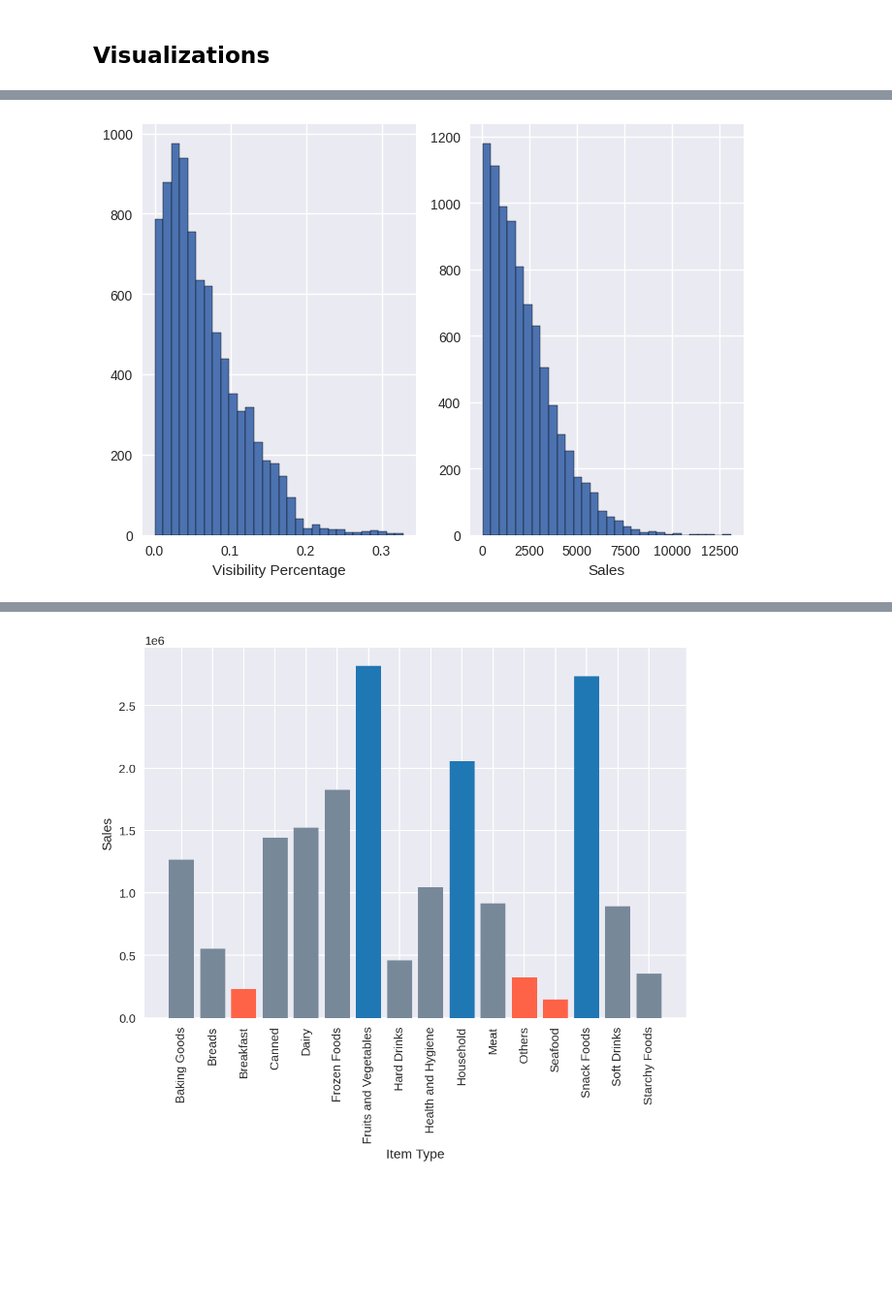
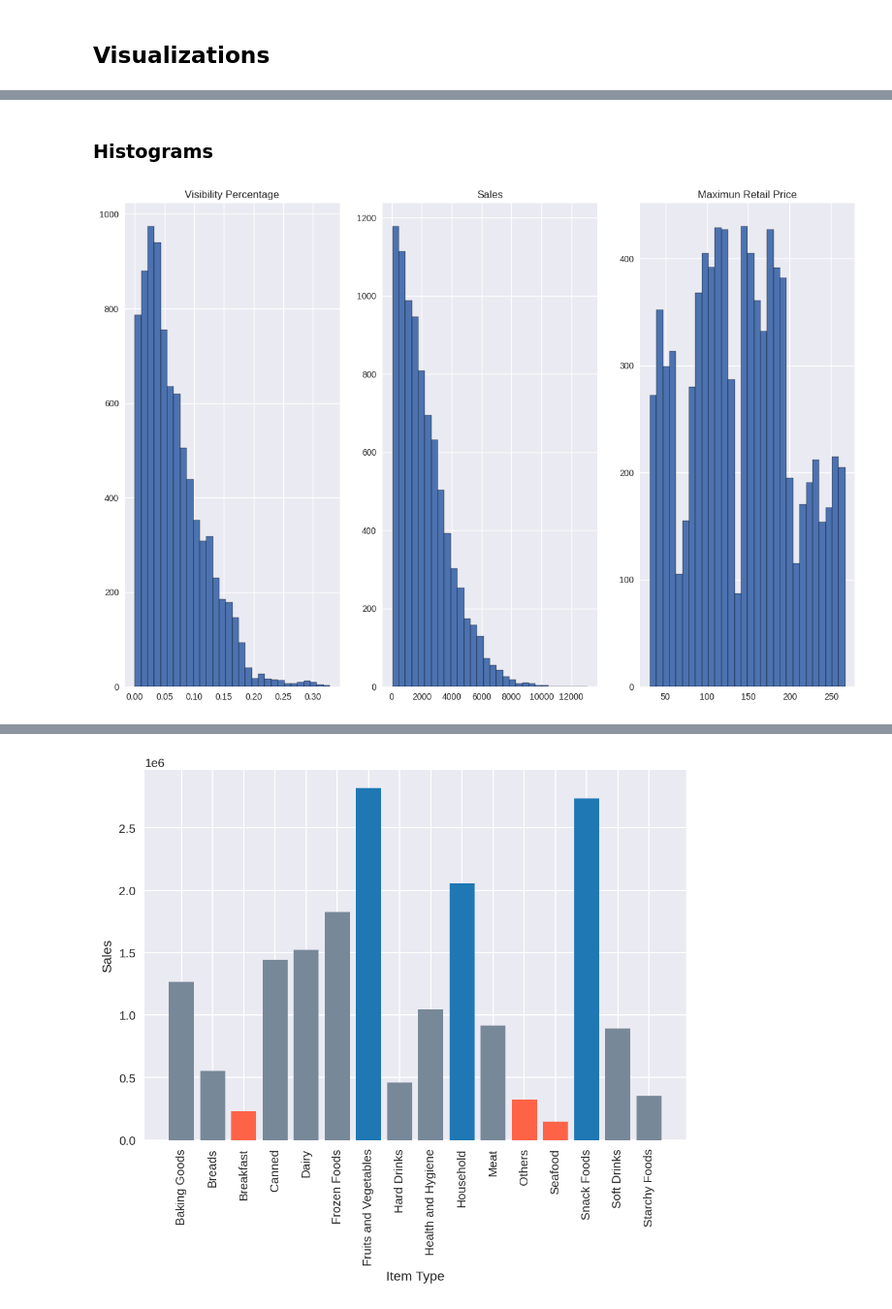
Before and after one commit to YeisonAndreyLiCe/food_sales_prediction, a Jupyter notebook: food_sales_forecast.ipynb, the cells around one changed output, grey strips where cells are left out. Shown at 97% size. Cells and saved outputs as stored; diff of their text form; code cells hidden in the pictures; blank space fills up the shorter version.

Commit message:
Updating visualizations-- adding  subplots

```diff
--- a/food_sales_forecast.ipynb
+++ b/food_sales_forecast.ipynb
@@ -332,15 +334,19 @@ plt.plot()
+# %% [markdown]
+### Histograms
 # %%
-# create 2x2 grid of axis subplots
-fig, (ax1, ax2) = plt.subplots(1, 2)
-axs = [ax1,ax2]
+# create 1x2 grid of axis subplots
+#fig = plt.figure(dpi=150)
+fig, (ax1, ax2, ax3) = plt.subplots(1, 3, figsize=(15, 10))
+axs = [ax1,ax2, ax3]
 
 for n in range(0,len(axs)):
-    columns = ["Item_Visibility", "Item_Outlet_Sales"]
-    xlabels = ["Visibility Percentage", "Sales"]
+    columns = ["Item_Visibility", "Item_Outlet_Sales", "Item_MRP"]
+    titles = ["Visibility Percentage", "Sales", "Maximun Retail Price"]
     axs[n].hist(df[columns[n]], bins=30, edgecolor="black")
     #axs[n].set_title(columns[n])
-    axs[n].set_xlabel(xlabels[n])
+    #axs[n].set_xlabel(xlabels[n])
+    axs[n].set_title(titles[n])
 
 #_ = plt.title("Sales and Visibility Histograms", loc="center")
 # %% [output]
-[figure, old version]
+[figure, new version]
```
Also changed, not shown: parts of 30 cells of this notebook, 1 other file.
